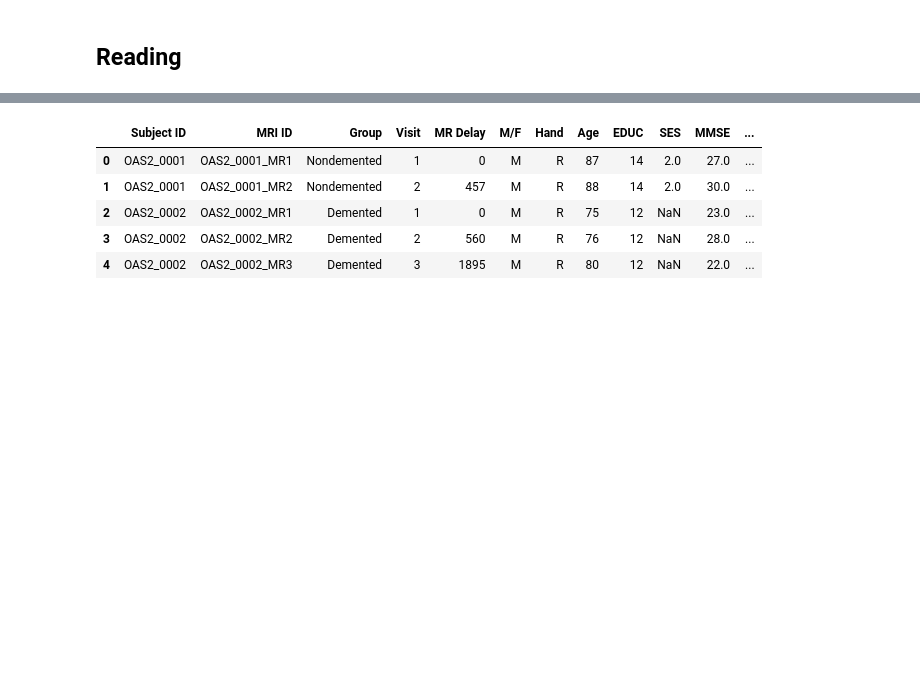
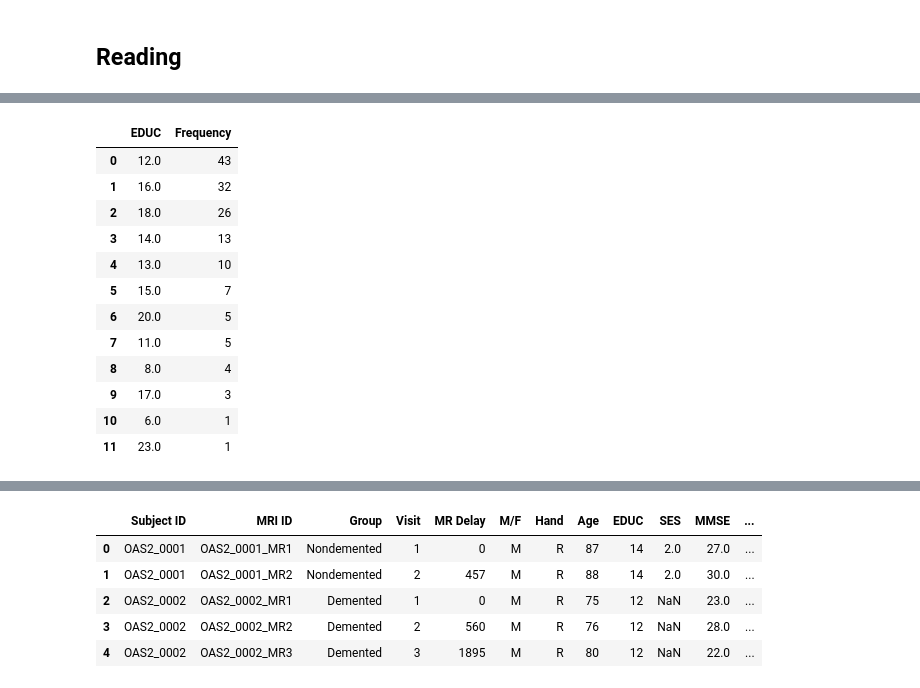
Before and after one commit to amyrmahdy/pets, a Jupyter notebook: AI/classification/oasis_brain_project/visit_missing_values.ipynb, the cells around one changed output, grey strips where cells are left out. Drawn from its saved outputs; the diff is of its cells as text; code cells hidden in the pictures; blank space fills up the shorter version.

Commit message:
update visit_missing_values.ipynb with some EDA

```diff
--- a/AI/classification/oasis_brain_project/visit_missing_values.ipynb
+++ b/AI/classification/oasis_brain_project/visit_missing_values.ipynb
@@ -23,0 +41,16 @@ df = pd.read_csv("oasis_longitudinal.csv")
+# %%
+df.groupby(["Subject ID"])["EDUC"].mean().value_counts().reset_index().rename(columns = {"index" : "EDUC", "EDUC" : "Frequency"}) # .plot(x = "EDUC", y = "Frequency", kind = "bar", figsize = (20,10), ylabel = "Frequency")
+# %% [output]
+|  | EDUC | Frequency |
+| 0 | 12.0 | 43 |
+| 1 | 16.0 | 32 |
+| 2 | 18.0 | 26 |
+| 3 | 14.0 | 13 |
+| 4 | 13.0 | 10 |
+| 5 | 15.0 | 7 |
+| 6 | 20.0 | 5 |
+| 7 | 11.0 | 5 |
+| 8 | 8.0 | 4 |
+| 9 | 17.0 | 3 |
+| 10 | 6.0 | 1 |
+| 11 | 23.0 | 1 |
```
Also changed, not shown: parts of 6 cells of this notebook.
